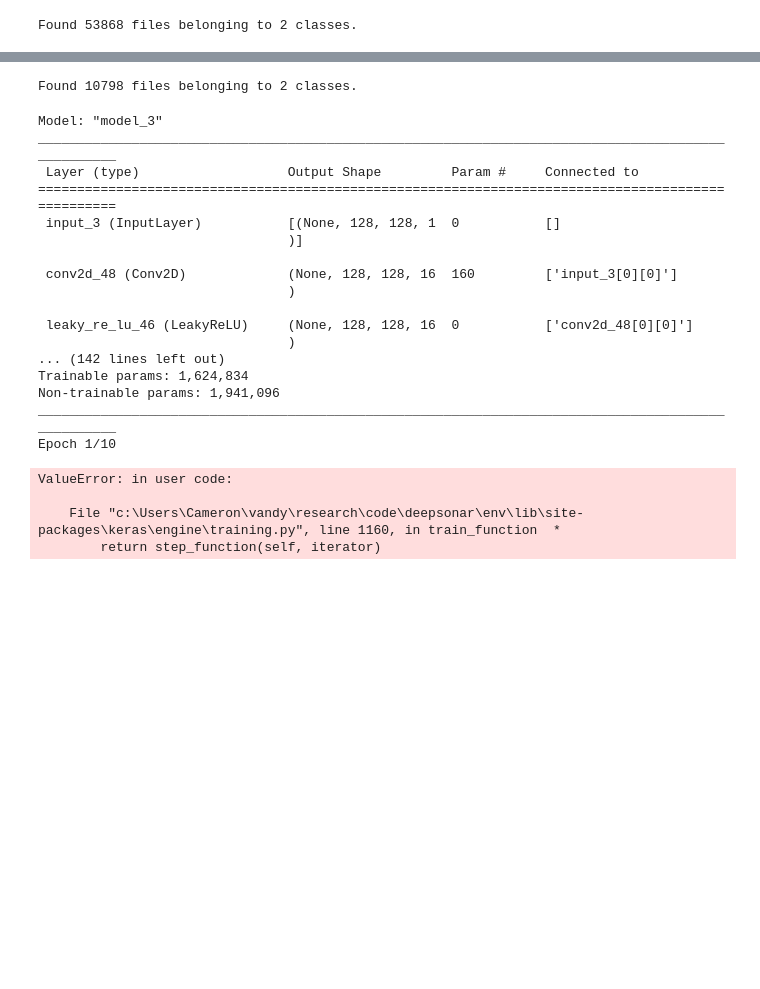
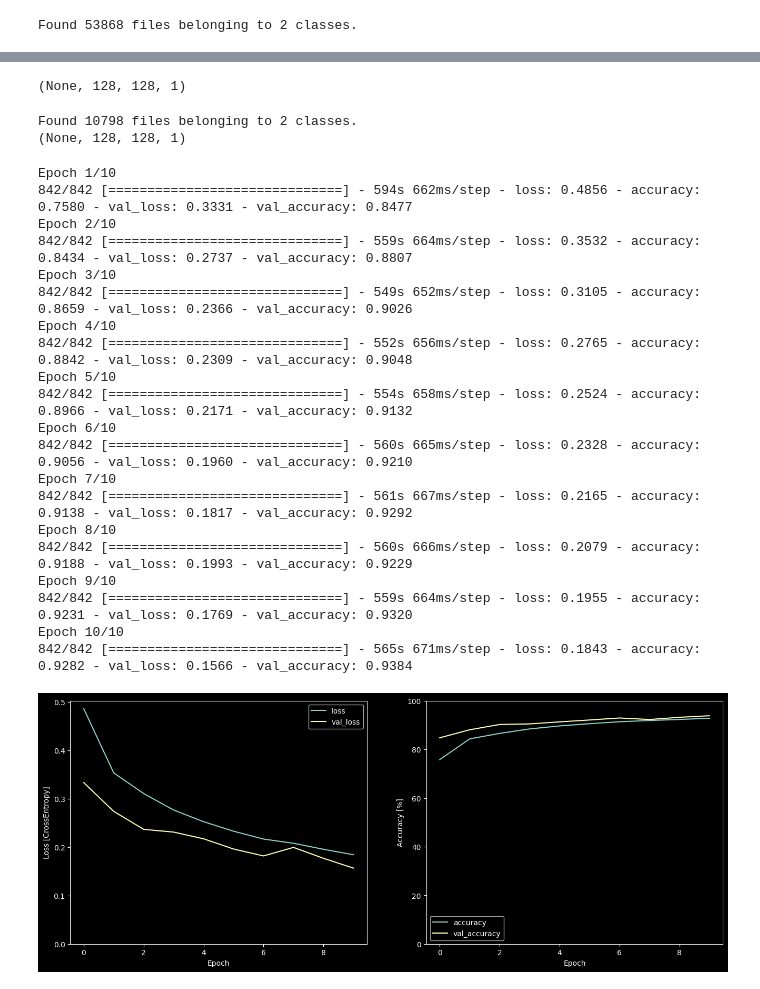
Before and after one commit to bameroncaird/deepsonar, a Jupyter notebook: autoencoder/test_pretrained_AE.ipynb, the cells around one changed output, grey strips where cells are left out. Drawn from its saved outputs; the diff is of its cells as text; code cells hidden in the pictures; blank space fills up the shorter version.

Commit message:
trained the DAE + CNN classifier round 1

```diff
--- a/autoencoder/test_pretrained_AE.ipynb
+++ b/autoencoder/test_pretrained_AE.ipynb
@@ -395,8 +407,8 @@ train_ds = train_ds.map(squeeze, tf.data.AUTOTUNE)
 # convert stuff to spectrograms
 def get_spectrogram(waveform):
     # Convert the waveform to a spectrogram via a STFT (Short-Time Fourier Transform).
-    # spectrogram = tf.signal.stft(waveform, frame_length=255, frame_step=128)
-    spectrogram = tf.signal.stft(waveform, frame_length=HOP_LENGTH_FRAME, frame_step=FRAME_LENGTH)
+    spectrogram = tf.signal.stft(waveform, frame_length=255, frame_step=128)
+    # spectrogram = tf.signal.stft(waveform, frame_length=HOP_LENGTH_FRAME, frame_step=FRAME_LENGTH)
 
     # Obtain the magnitude of the STFT.
     spectrogram = tf.abs(spectrogram)
@@ -404,7 +416,10 @@ def get_spectrogram(waveform):
     # Add a `channels` dimension, so that the spectrogram can be used
     # as image-like input data with convolution layers (which expect
     # shape (`batch_size`, `height`, `width`, `channels`).
+    # needed to update this for the shape!
     spectrogram = spectrogram[..., tf.newaxis]
+    spectrogram = tf.concat([spectrogram, spectrogram], 1)[:, 0:128, 0:128, :]
+    print(spectrogram.shape)
     return spectrogram
 # %%
 def make_spec_ds(ds):
@@ -413,6 +428,8 @@ def make_spec_ds(ds):
         num_parallel_calls=tf.data.AUTOTUNE
     )
 train_spectrogram_ds = make_spec_ds(train_ds)
+# %% [output]
+(None, 128, 128, 1)
 # %%
 train_spectrogram_ds = train_spectrogram_ds.cache().shuffle(10000).prefetch(tf.data.AUTOTUNE)
 # %%
@@ -435,13 +452,14 @@ val_spectrogram_ds = make_spec_ds(val_ds)
 val_spectrogram_ds = val_spectrogram_ds.cache().prefetch(tf.data.AUTOTUNE)
 # %% [output]
 Found 10798 files belonging to 2 classes.
+(None, 128, 128, 1)
 # %%
 EPOCHS = 10
 
 # need to change the input layer shape to match the input
 # this layer doesn't actually have any parameters, so it should still contain the same information
-full_model.layers[0] = tf.keras.Input(shape=(124, 129, 1)) # this gives an error without this
-full_model.summary()
+# full_model.layers[0] = tf.keras.Input(shape=(124, 129, 1)) # this gives an error without this
+# full_model.summary()
 
 history = full_model.fit(
     train_spectrogram_ds,
@@ -450,24 +468,42 @@ history = full_model.fit(
     callbacks=tf.keras.callbacks.EarlyStopping(verbose=1, patience=2),
 )
 # %% [output]
-Model: "model_3"
-__________________________________________________________________________________________________
- Layer (type)                   Output Shape         Param #     Connected to
-==================================================================================================
- input_3 (InputLayer)           [(None, 128, 128, 1  0           []
-                                )]
-
- conv2d_48 (Conv2D)             (None, 128, 128, 16  160         ['input_3[0][0]']
-                                )
-
- leaky_re_lu_46 (LeakyReLU)     (None, 128, 128, 16  0           ['conv2d_48[0][0]']
-                                )
-... (142 lines left out)
-Trainable params: 1,624,834
-Non-trainable params: 1,941,096
-__________________________________________________________________________________________________
 Epoch 1/10
+842/842 [==============================] - 594s 662ms/step - loss: 0.4856 - accuracy: 0.7580 - val_loss: 0.3331 - val_accuracy: 0.8477
+Epoch 2/10
+842/842 [==============================] - 559s 664ms/step - loss: 0.3532 - accuracy: 0.8434 - val_loss: 0.2737 - val_accuracy: 0.8807
+Epoch 3/10
+842/842 [==============================] - 549s 652ms/step - loss: 0.3105 - accuracy: 0.8659 - val_loss: 0.2366 - val_accuracy: 0.9026
+Epoch 4/10
+842/842 [==============================] - 552s 656ms/step - loss: 0.2765 - accuracy: 0.8842 - val_loss: 0.2309 - val_accuracy: 0.9048
+Epoch 5/10
+842/842 [==============================] - 554s 658ms/step - loss: 0.2524 - accuracy: 0.8966 - val_loss: 0.2171 - val_accuracy: 0.9132
+Epoch 6/10
+842/842 [==============================] - 560s 665ms/step - loss: 0.2328 - accuracy: 0.9056 - val_loss: 0.1960 - val_accuracy: 0.9210
+Epoch 7/10
+842/842 [==============================] - 561s 667ms/step - loss: 0.2165 - accuracy: 0.9138 - val_loss: 0.1817 - val_accuracy: 0.9292
+Epoch 8/10
+842/842 [==============================] - 560s 666ms/step - loss: 0.2079 - accuracy: 0.9188 - val_loss: 0.1993 - val_accuracy: 0.9229
+Epoch 9/10
+842/842 [==============================] - 559s 664ms/step - loss: 0.1955 - accuracy: 0.9231 - val_loss: 0.1769 - val_accuracy: 0.9320
+Epoch 10/10
+842/842 [==============================] - 565s 671ms/step - loss: 0.1843 - accuracy: 0.9282 - val_loss: 0.1566 - val_accuracy: 0.9384
-ValueError: in user code:
-
-    File "c:\Users\Cameron\vandy\research\code\deepsonar\env\lib\site-packages\keras\engine\training.py", line 1160, in train_function  *
-        return step_function(self, iterator)
+# %%
+# see how the training progressed
+metrics = history.history
+plt.figure(figsize=(16,6))
+plt.subplot(1,2,1)
+plt.plot(history.epoch, metrics['loss'], metrics['val_loss'])
+plt.legend(['loss', 'val_loss'])
+plt.ylim([0, max(plt.ylim())])
+plt.xlabel('Epoch')
+plt.ylabel('Loss [CrossEntropy]')
+
+plt.subplot(1,2,2)
+plt.plot(history.epoch, 100*np.array(metrics['accuracy']), 100*np.array(metrics['val_accuracy']))
+plt.legend(['accuracy', 'val_accuracy'])
+plt.ylim([0, 100])
+plt.xlabel('Epoch')
+_ = plt.ylabel('Accuracy [%]')
+# %% [output]
+[figure, added]
```
Also changed, not shown: parts of 13 cells of this notebook.
